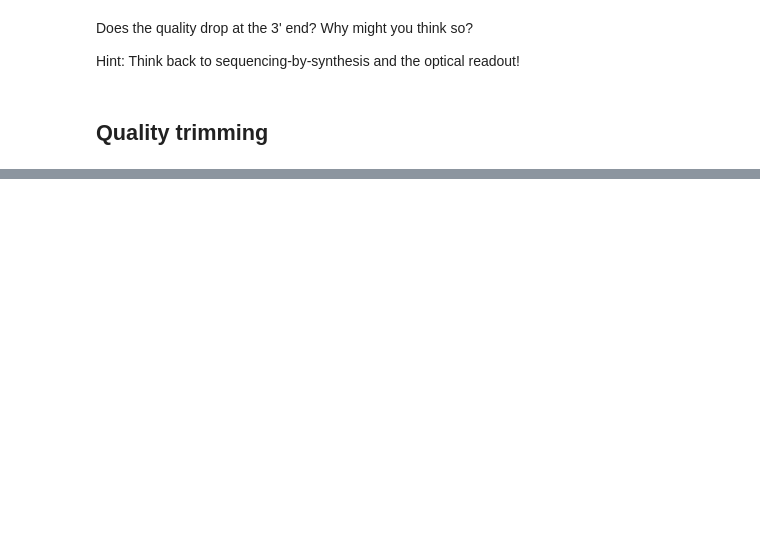
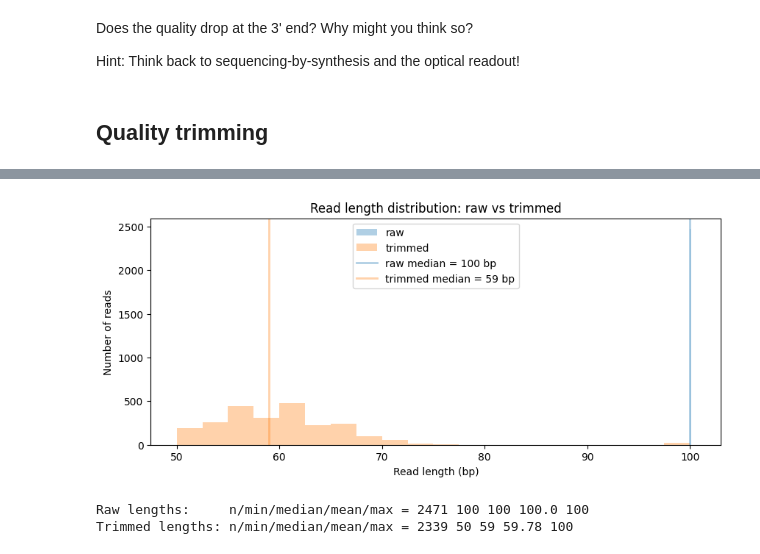
Before and after one commit to erik-owen/2026_QMW_Genomics, a Jupyter notebook: notebooks/teacher.ipynb, the cells around one changed output, grey strips where cells are left out. Saved outputs shown, nothing was run; the diff lists cells and outputs as text; code cells hidden in the pictures; blank space fills up the shorter version.

```diff
--- a/notebooks/teacher.ipynb
+++ b/notebooks/teacher.ipynb
@@ -386,0 +526,40 @@ Hint: Think back to sequencing-by-synthesis and the optical readout!
+# %%
+def read_lengths(fastq_path):
+    lens = []
+    for _, s, _, _ in fastq_iter_gz(fastq_path):
+        lens.append(len(s))
+    return np.array(lens, dtype=int)
+
+lens_raw  = read_lengths(reads_raw)
+lens_trim = read_lengths(reads_trimmed)
+
+med_raw  = int(np.median(lens_raw))
+med_trim = int(np.median(lens_trim))
+
+plt.figure(figsize=(10,4))
+
+# Plot histograms and capture the returned patches to reuse their colors
+counts_raw, bins_raw, patches_raw = plt.hist(lens_raw, bins=20, alpha=0.35, label="raw")
+counts_tr,  bins_tr,  patches_tr  = plt.hist(lens_trim, bins=20, alpha=0.35, label="trimmed")
+
+raw_color  = patches_raw[0].get_facecolor()
+trim_color = patches_tr[0].get_facecolor()
+
+# Median lines in matching colors
+plt.axvline(med_raw,  linewidth=2, color=raw_color,  label=f"raw median = {med_raw} bp")
+plt.axvline(med_trim, linewidth=2, color=trim_color, label=f"trimmed median = {med_trim} bp")
+
+plt.xlabel("Read length (bp)")
+plt.ylabel("Number of reads")
+plt.title("Read length distribution: raw vs trimmed")
+plt.legend()
+plt.show()
+
+print("Raw lengths:     n/min/median/mean/max =",
+      len(lens_raw), lens_raw.min(), med_raw, round(lens_raw.mean(),2), lens_raw.max())
+print("Trimmed lengths: n/min/median/mean/max =",
+      len(lens_trim), lens_trim.min(), med_trim, round(lens_trim.mean(),2), lens_trim.max())
+# %% [output]
+[figure, added]
+Raw lengths:     n/min/median/mean/max = 2471 100 100 100.0 100
+Trimmed lengths: n/min/median/mean/max = 2339 50 59 59.78 100
```
Also changed, not shown: parts of 6 cells of this notebook.
